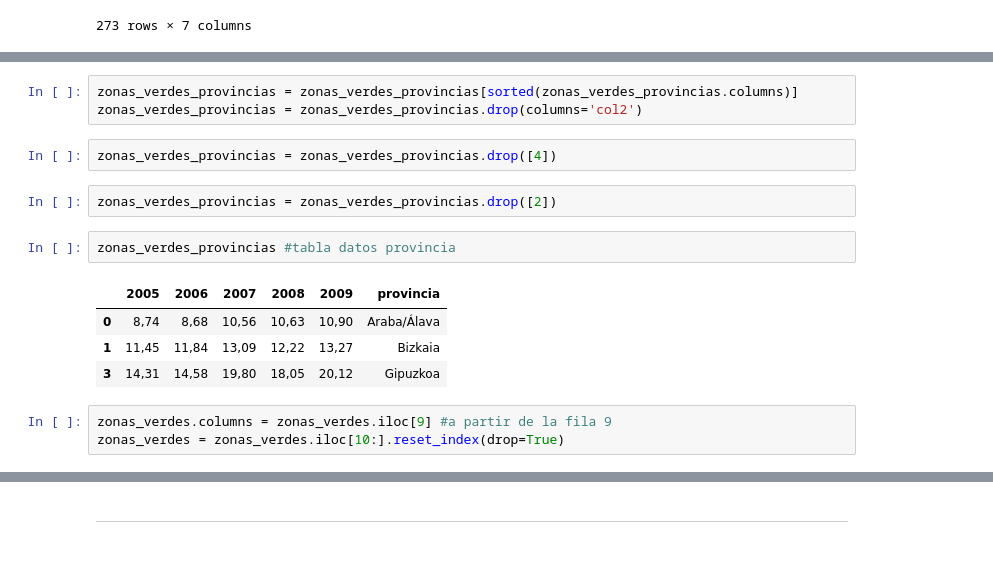
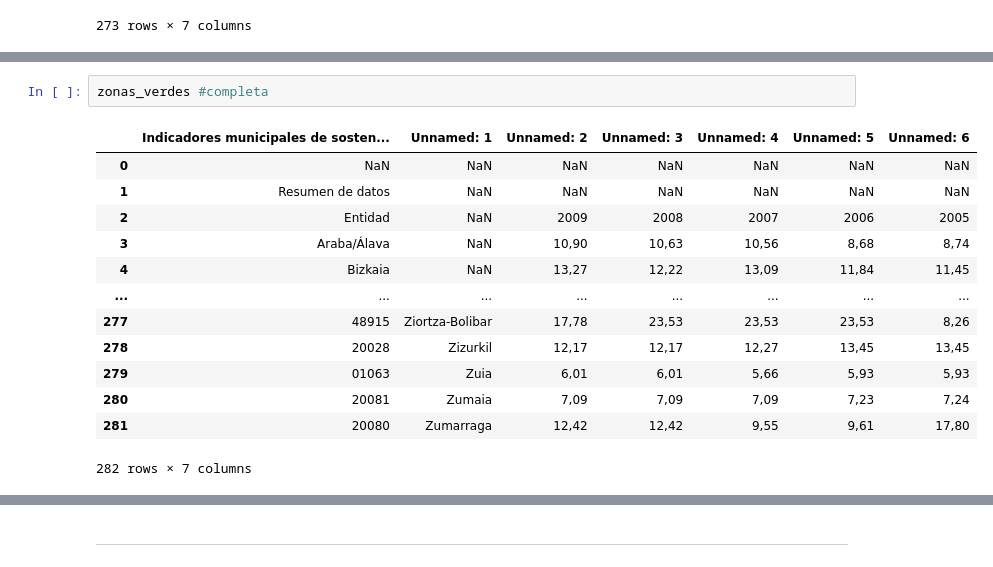
Before and after one commit to AnaExposito/EDA_ZONAS_VERDES, a Jupyter notebook: jupiter_zonas_verdes/Jupiter_zonas_verdes.ipynb, the cells around one changed output, grey strips where cells are left out. Saved outputs shown, nothing was run; the diff lists cells and outputs as text.

Commit message:
Por provincia

```diff
--- a/jupiter_zonas_verdes/Jupiter_zonas_verdes.ipynb
+++ b/jupiter_zonas_verdes/Jupiter_zonas_verdes.ipynb
@@ -59,17 +63,16 @@ zonas_verdes_provincias #zonas verdes, resumen por provincias
-# %%
-zonas_verdes_provincias = zonas_verdes_provincias[sorted(zonas_verdes_provincias.columns)]
-zonas_verdes_provincias = zonas_verdes_provincias.drop(columns='col2')
-# %%
-zonas_verdes_provincias = zonas_verdes_provincias.drop([4])
-# %%
-zonas_verdes_provincias = zonas_verdes_provincias.drop([2])
 # %%
-zonas_verdes_provincias #tabla datos provincia
+zonas_verdes #completa
 # %% [output]
-|  | 2005 | 2006 | 2007 | 2008 | 2009 | provincia |
-| 0 | 8,74 | 8,68 | 10,56 | 10,63 | 10,90 | Araba/Álava |
-| 1 | 11,45 | 11,84 | 13,09 | 12,22 | 13,27 | Bizkaia |
-| 3 | 14,31 | 14,58 | 19,80 | 18,05 | 20,12 | Gipuzkoa |
+|  | Indicadores municipales de sosten... | Unnamed: 1 | Unnamed: 2 | Unnamed: 3 | Unnamed: 4 | Unnamed: 5 | Unnamed: 6 |
+| 0 | NaN | NaN | NaN | NaN | NaN | NaN | NaN |
+| 1 | Resumen de datos | NaN | NaN | NaN | NaN | NaN | NaN |
+| 2 | Entidad | NaN | 2009 | 2008 | 2007 | 2006 | 2005 |
+| 3 | Araba/Álava | NaN | 10,90 | 10,63 | 10,56 | 8,68 | 8,74 |
+| 4 | Bizkaia | NaN | 13,27 | 12,22 | 13,09 | 11,84 | 11,45 |
+| ... | ... | ... | ... | ... | ... | ... | ... |
+| 277 | 48915 | Ziortza-Bolibar | 17,78 | 23,53 | 23,53 | 23,53 | 8,26 |
+| 278 | 20028 | Zizurkil | 12,17 | 12,17 | 12,27 | 13,45 | 13,45 |
+| 279 | 01063 | Zuia | 6,01 | 6,01 | 5,66 | 5,93 | 5,93 |
+| 280 | 20081 | Zumaia | 7,09 | 7,09 | 7,09 | 7,23 | 7,24 |
+| 281 | 20080 | Zumarraga | 12,42 | 12,42 | 9,55 | 9,61 | 17,80 |
+282 rows × 7 columns
-# %%
-zonas_verdes.columns = zonas_verdes.iloc[9] #a partir de la fila 9
-zonas_verdes = zonas_verdes.iloc[10:].reset_index(drop=True)
```
Also changed, not shown: parts of 15 cells of this notebook.
